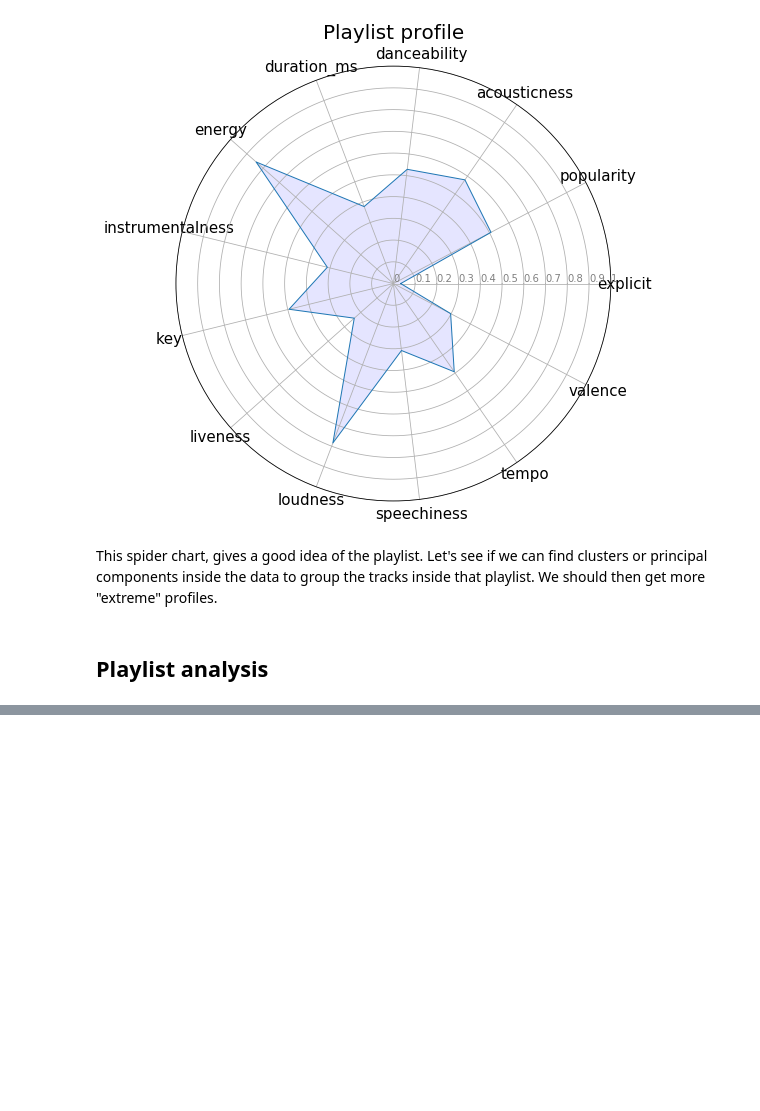
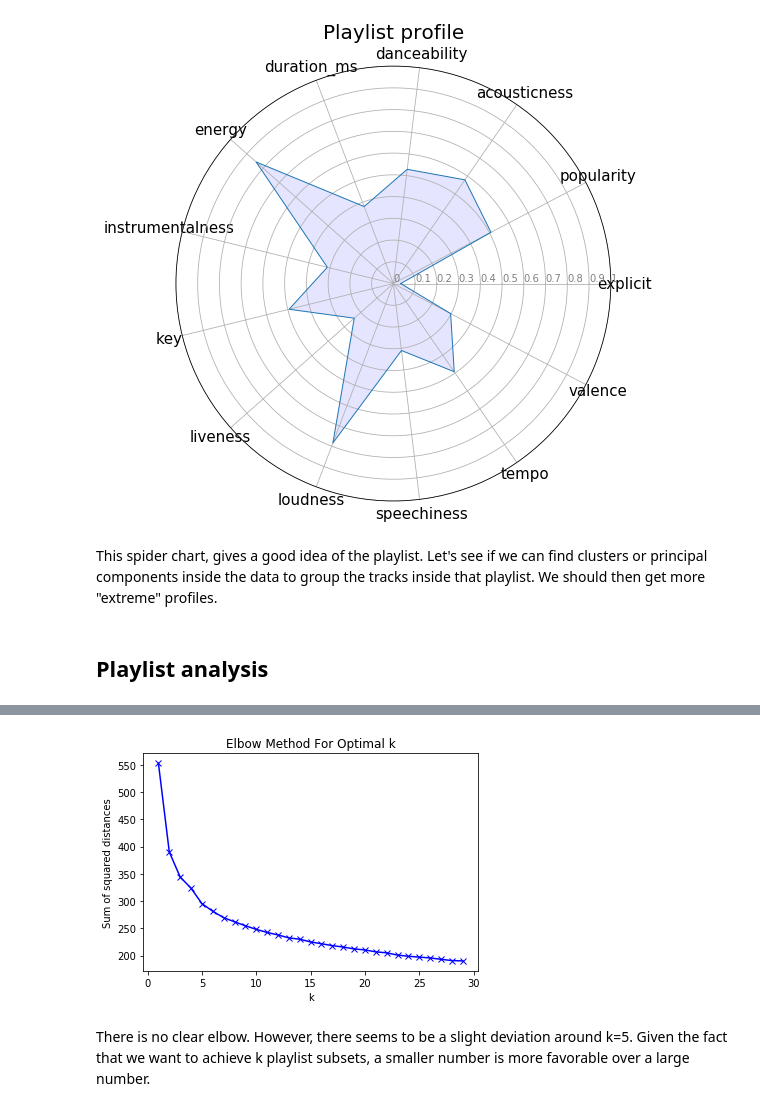
Before and after one commit to nsiicm0/Spot-On-Playlist-Organizer, a Jupyter notebook: data_exploration.ipynb, the cells around one changed output, grey strips where cells are left out. Cells and saved outputs as stored; diff of their text form; code cells hidden in the pictures; blank space fills up the shorter version.

```diff
--- a/data_exploration.ipynb
+++ b/data_exploration.ipynb
@@ -508,0 +619,10 @@ Let's see if we can find clusters or principal components inside the data to gro
+# %%
+X = pca.transform(df_clean.loc[:, ~df_clean.columns.isin(['id'])])
+sum_of_squared_distances = []
+K = range(1,30)
+for k in tqdm_notebook(K):
+    # run k-means clustering on the data and...
+    kmeans = KMeans(n_clusters=k)
+    kmeans.fit(X)
+    # compute the average within-cluster distances.
+    sum_of_squared_distances.append(kmeans.inertia_)
@@ -508,0 +631,12 @@ Let's see if we can find clusters or principal components inside the data to gro
+# %%
+# Visualising the change in within-cluster distance across number of clusters.
+
+plt.plot(K, sum_of_squared_distances, 'bx-')
+plt.xlabel('k')
+plt.ylabel('Sum of squared distances')
+plt.title('Elbow Method For Optimal k')
+plt.show()
+# %% [output]
+[figure, added]
+# %% [markdown]
+There is no clear elbow. However, there seems to be a slight deviation around k=5. Given the fact that we want to achieve k playlist subsets, a smaller number is more favorable over a large number.
```
Also changed, not shown: parts of 27 cells of this notebook.
